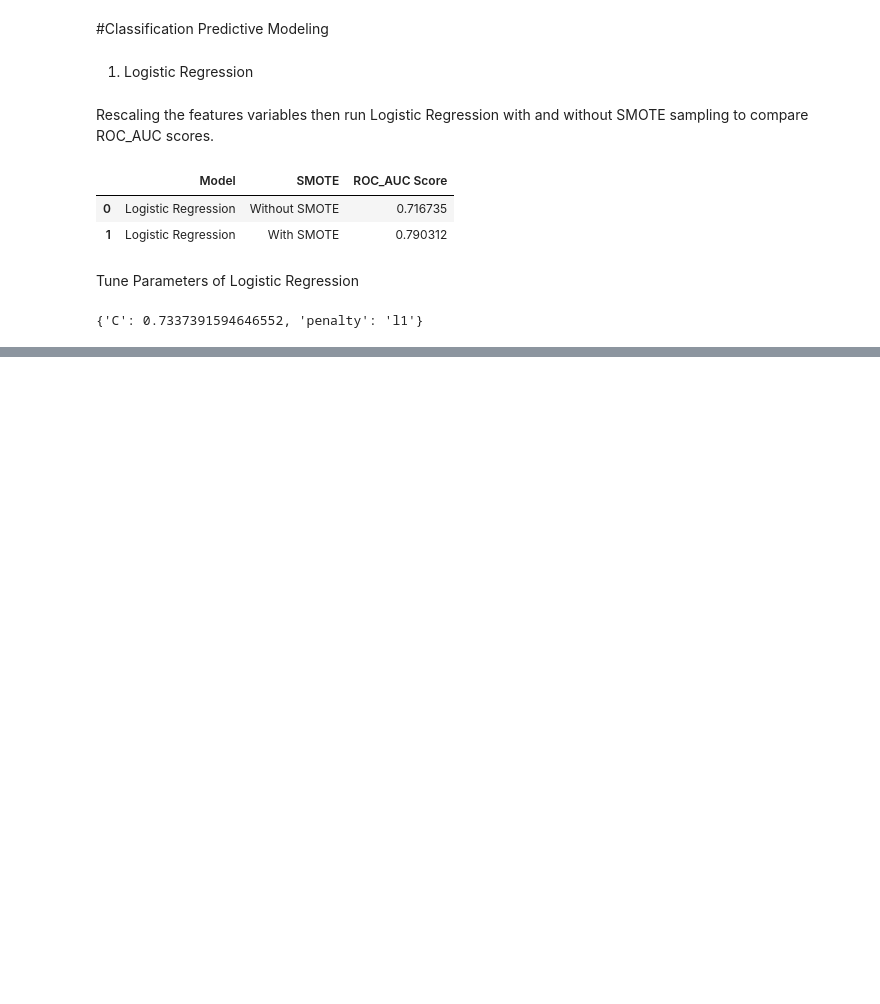
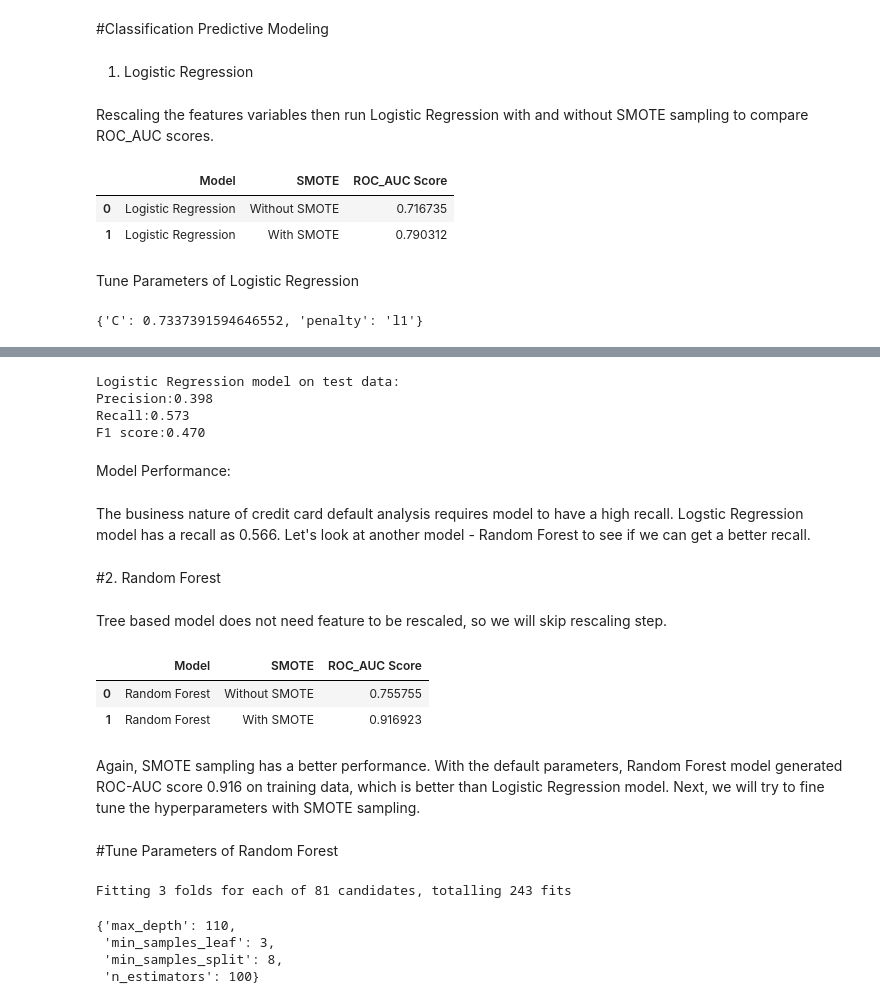
Before and after one commit to rohitrv8922/credit_card_fraud, a Jupyter notebook: RoCredit_Card_Default_Prediction_Capstone_Project.ipynb, the cells around one changed output, grey strips where cells are left out. Saved outputs shown, nothing was run; the diff lists cells and outputs as text; code cells hidden in the pictures; blank space fills up the shorter version.

```diff
--- a/RoCredit_Card_Default_Prediction_Capstone_Project.ipynb
+++ b/RoCredit_Card_Default_Prediction_Capstone_Project.ipynb
@@ -1054,0 +1093,51 @@ FileNotFoundError: ignored
+# %%
+# Calculate precision and recall of Logistic Regression model
+
+print('Logistic Regression model on test data:')
+get_pre_rec_f1(lr_best, X_test_std, y_test)
+# %% [output]
+Logistic Regression model on test data:
+Precision:0.398
+Recall:0.573
+F1 score:0.470
+# %% [markdown]
+Model Performance:
+# %% [markdown]
+The business nature of credit card default analysis requires model to have a high recall. Logstic Regression model has a recall as 0.566. Let's look at another model - Random Forest to see if we can get a better recall.
+# %% [markdown]
+#2. Random Forest
+# %% [markdown]
+Tree based model does not need feature to be rescaled, so we will skip rescaling step.
+# %%
+def run_random_forest(imbalance=False):
+    # Split data
+    X_train, X_test, y_train, y_test = data_split(X, y, imbalance = imbalance)
+
+    # Instantiate model
+    clf_rf = RandomForestClassifier()
+
+    # Fit the model
+    clf_rf.fit(X_train, y_train)
+
+    # Use model's default parameters to get cross validation score
+    scores = cross_val_score(clf_rf, X_train, y_train, scoring ="roc_auc", cv = 5)
+    roc_auc_rf = np.mean(scores)
+
+    if imbalance:
+        return "Random Forest", "With SMOTE", roc_auc_rf
+    else:
+        return "Random Forest", "Without SMOTE", roc_auc_rf
+
+model_result = []
+model_result.append(run_random_forest())
+model_result.append(run_random_forest(imbalance=True))
+
+pd.DataFrame(model_result, columns = ["Model", "SMOTE", "ROC_AUC Score"])
+# %% [output]
+|  | Model | SMOTE | ROC_AUC Score |
+| 0 | Random Forest | Without SMOTE | 0.755755 |
+| 1 | Random Forest | With SMOTE | 0.916923 |
+# %% [markdown]
+Again, SMOTE sampling has a better performance. With the default parameters, Random Forest model generated ROC-AUC score 0.916 on training data, which is better than Logistic Regression model. Next, we will try to fine tune the hyperparameters with SMOTE sampling.
+# %% [markdown]
+#Tune Parameters of Random Forest
@@ -1054,0 +1147,25 @@ FileNotFoundError: ignored
+# %%
+# Create parameter grid
+param_grid = {
+    'max_depth': [60, 90, 110],
+    'min_samples_leaf': [3, 4, 5],
+    'min_samples_split': [8, 10, 12],
+    'n_estimators': [100, 200, 300]
+}
+
+# Instantiate the model
+clf_rf = RandomForestClassifier()
+
+# Instantiate grid search model
+grid_search = GridSearchCV(estimator = clf_rf, param_grid = param_grid,
+                          cv = 3, n_jobs = -1, verbose = 1)
+
+# Fit grid search to the data
+grid_search.fit(X_train_sm, y_train_sm)
+grid_search.best_params_
+# %% [output]
+Fitting 3 folds for each of 81 candidates, totalling 243 fits
+{'max_depth': 110,
+ 'min_samples_leaf': 3,
+ 'min_samples_split': 8,
+ 'n_estimators': 100}
```
Also changed, not shown: parts of 10 cells of this notebook.
